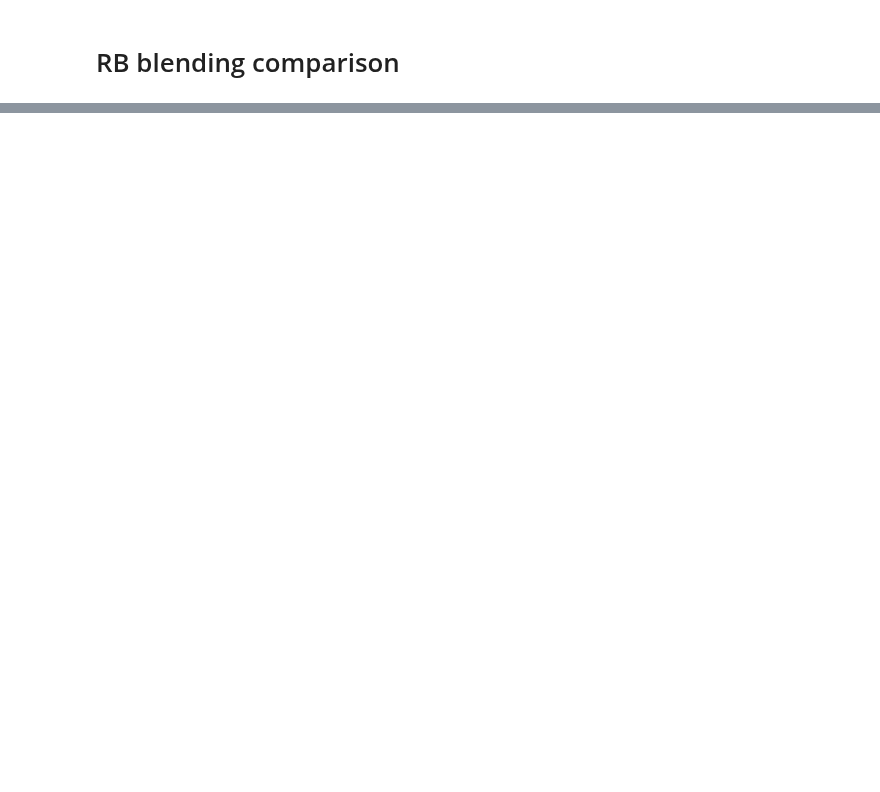
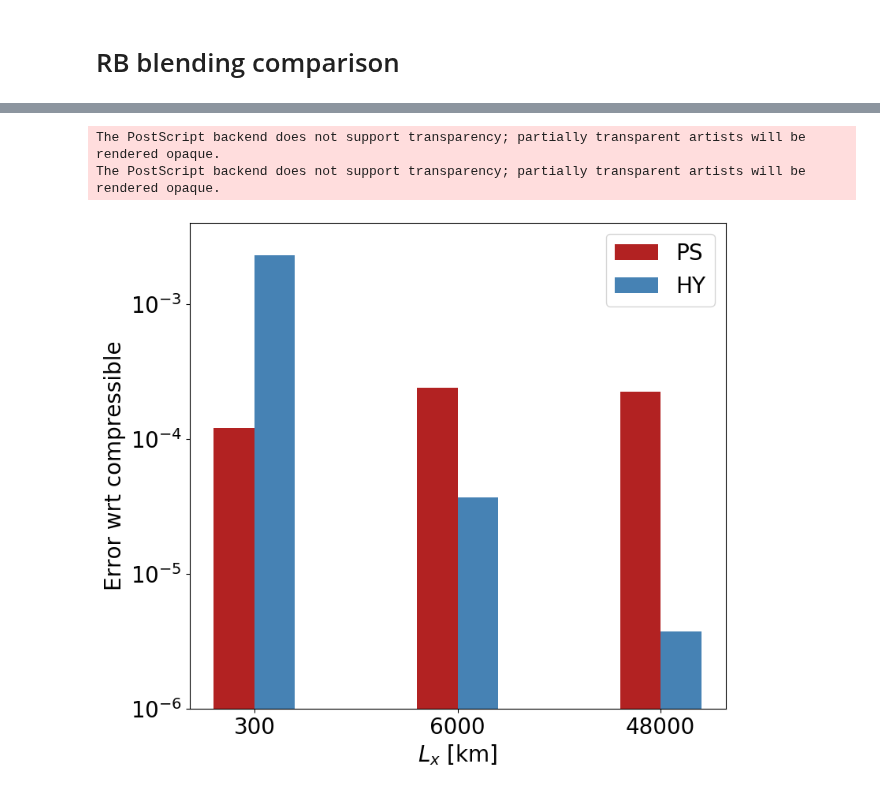
Before and after one commit to ray-chew/pyBELLA, a Jupyter notebook: visualiser_debugger/review_localdab/pdesphere.ipynb, the cells around one changed output, grey strips where cells are left out. Drawn from its saved outputs; the diff is of its cells as text; code cells hidden in the pictures; blank space fills up the shorter version.

```diff
--- a/visualiser_debugger/review_localdab/pdesphere.ipynb
+++ b/visualiser_debugger/review_localdab/pdesphere.ipynb
@@ -1037,0 +1150,35 @@ $\delta_{\rm{b}}$=2.9831
+# %%
+import matplotlib.pyplot as plt
+import numpy as np
+
+data1 = [0.00012, 0.000241, 0.000224]
+data2 = [0.0023, 0.0000369, 0.00000375]
+
+w = .2
+
+fig, ax = plt.subplots(figsize=(10,8))
+fig.subplots_adjust(left=0.2, right=0.88)
+x = np.arange(len(data1))
+ax.bar(x, data1, width=w, color='firebrick')
+ax.bar(x+w, data2, width=w, color='steelblue')
+
+ax.set_yscale('log')
+
+ax.set_xticks(x+0.1)
+ax.set_xticklabels(('300', '6000', '48000'), fontsize=20)
+ax.set_yticks([0.0000001, 0.000001, 0.00001, 0.0001, 0.001, 0.01])
+ax.minorticks_off()
+ax.set_yticklabels(['0','$10^{-6}$', '$10^{-5}$', '$10^{-4}$', '$10^{-3}$', '$10^{-2}$'], fontsize=20)
+ax.legend(['PS', 'HY'], fontsize=20)
+ax.set_ylim([0.000001, 0.004])
+
+for label in (ax.get_xticklabels() + ax.get_yticklabels()):
+	label.set_fontsize(20)
+ax.set_xlabel('$L_x$ [km]', fontsize=20)
+ax.set_ylabel('Error wrt compressible', fontsize=20)
+
+plt.savefig('Errors_comp_PI_HY.eps')
+# %% [output]
+The PostScript backend does not support transparency; partially transparent artists will be rendered opaque.
+The PostScript backend does not support transparency; partially transparent artists will be rendered opaque.
+[figure, added]
```
Also changed, not shown: parts of 2 cells of this notebook.
